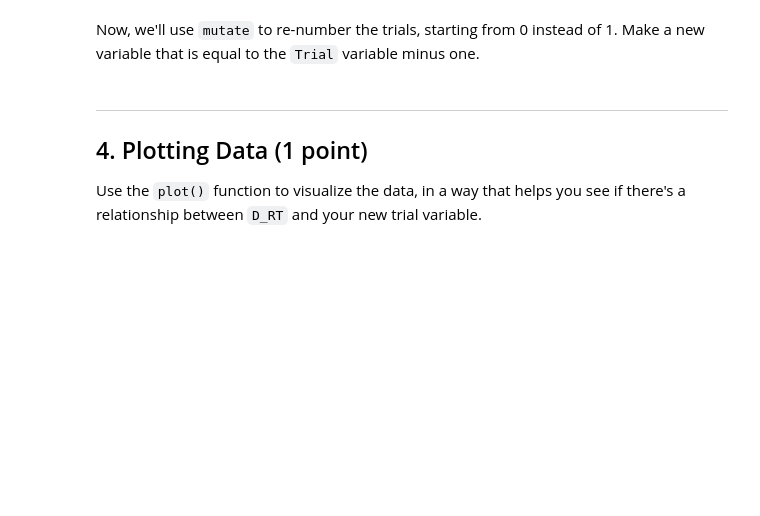
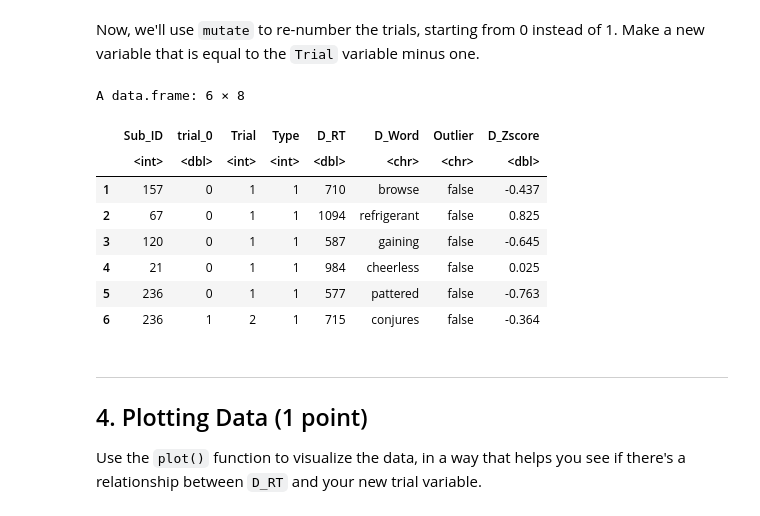
Before and after one commit to kechase/Chase_DSPN_S25, a Jupyter notebook: ExerciseSubmissions/Exercise_4/KChase_Exercise_4_Data_cleansing_techniques_for_data_cleansing.ipynb, the cells around one changed output. Drawn from its saved outputs; the diff is of its cells as text; code cells hidden in the pictures; blank space fills up the shorter version.

```diff
--- a/ExerciseSubmissions/Exercise_4/KChase_Exercise_4_Data_cleansing_techniques_for_data_cleansing.ipynb
+++ b/ExerciseSubmissions/Exercise_4/KChase_Exercise_4_Data_cleansing_techniques_for_data_cleansing.ipynb
@@ -59,3 +105,20 @@ Now, we'll use `mutate` to re-number the trials, starting from 0 instead of 1. M
+# %%
+# Assign the modified data frame to a variable
+tidy_lexdata <- tidy_lexdata %>%  #re-number the trials, starting from 0 instead of 1
+    mutate(trial_0 = Trial - 1) %>%
+    relocate(trial_0, .before = Trial) #move next to original Trials column for easy comparison
+
+head (tidy_lexdata)
+# %% [output]
+A data.frame: 6 × 8
+|  | Sub_ID | trial_0 | Trial | Type | D_RT | D_Word | Outlier | D_Zscore |
+|  | <int> | <dbl> | <int> | <int> | <dbl> | <chr> | <chr> | <dbl> |
+| 1 | 157 | 0 | 1 | 1 | 710 | browse | false | -0.437 |
+| 2 | 67 | 0 | 1 | 1 | 1094 | refrigerant | false | 0.825 |
+| 3 | 120 | 0 | 1 | 1 | 587 | gaining | false | -0.645 |
+| 4 | 21 | 0 | 1 | 1 | 984 | cheerless | false | 0.025 |
+| 5 | 236 | 0 | 1 | 1 | 577 | pattered | false | -0.763 |
+| 6 | 236 | 1 | 2 | 1 | 715 | conjures | false | -0.364 |
 # %% [markdown]
 ---
 ## 4. Plotting Data (1 point)
```
Also changed, not shown: parts of 12 cells of this notebook.
